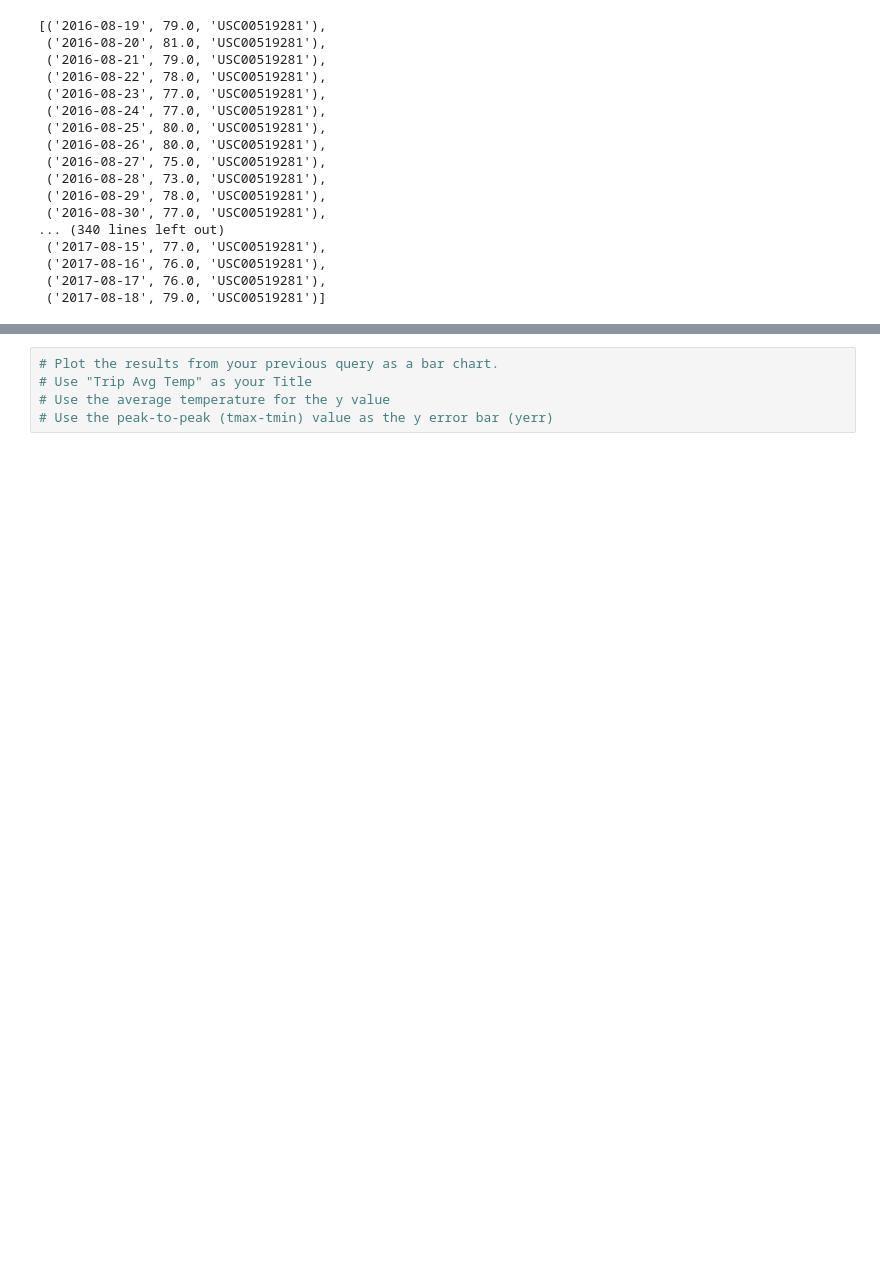
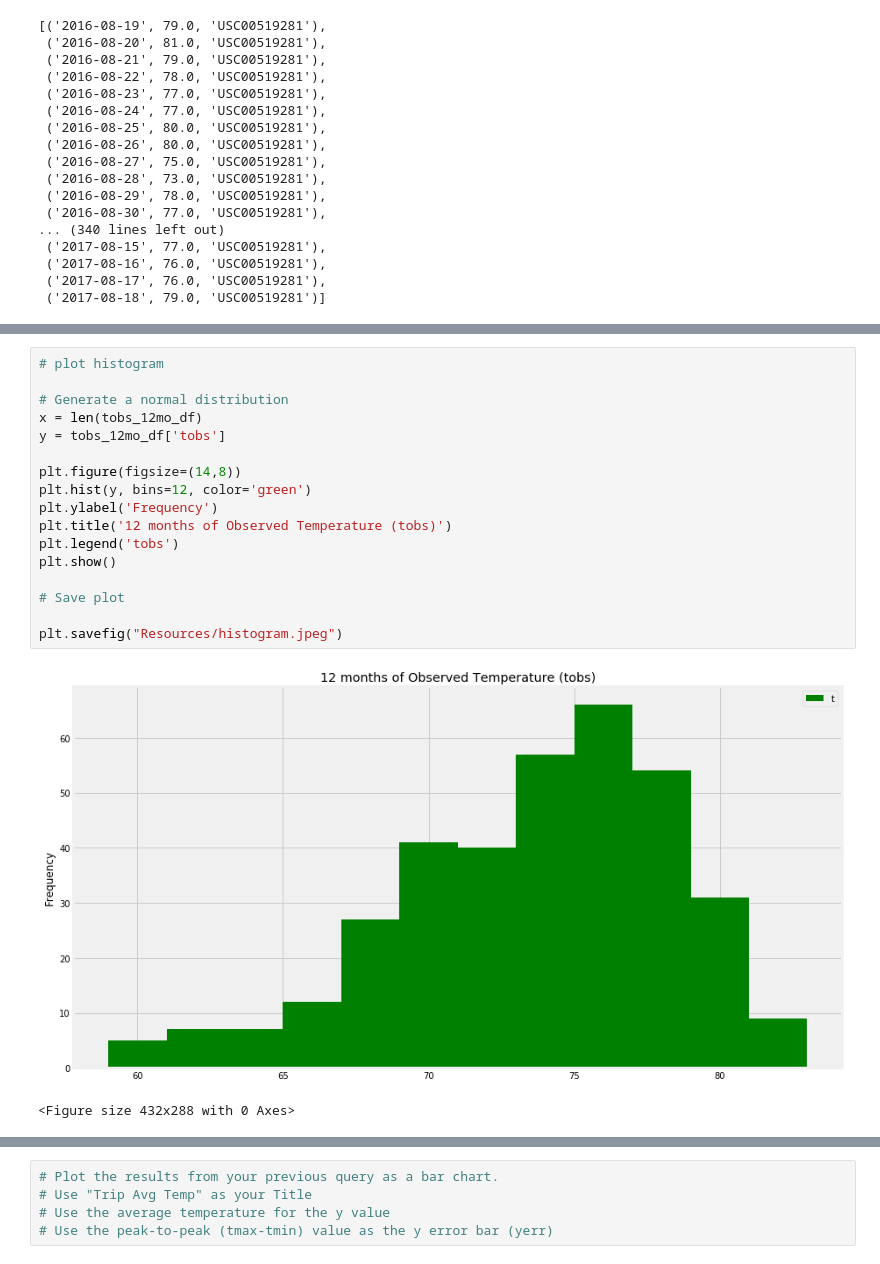
Before and after one commit to lourdesrm/sqlalchemy-challenge, a Jupyter notebook: climate_starter.ipynb, the cells around one changed output, grey strips where cells are left out. Drawn from its saved outputs; the diff is of its cells as text; blank space fills up the shorter version.

Commit message:
update histogram

```diff
--- a/climate_starter.ipynb
+++ b/climate_starter.ipynb
@@ -241,3 +237,23 @@ axs[1].hist(y, bins=n_bins)
+# %%
+# plot histogram
+
+# Generate a normal distribution
+x = len(tobs_12mo_df)
+y = tobs_12mo_df['tobs']
+
+plt.figure(figsize=(14,8))
+plt.hist(y, bins=12, color='green')
+plt.ylabel('Frequency')
+plt.title('12 months of Observed Temperature (tobs)')
+plt.legend('tobs')
+plt.show()
+
+# Save plot
+
+plt.savefig("Resources/histogram.jpeg")
+# %% [output]
+[figure, added]
+<Figure size 432x288 with 0 Axes>
 # %%
 # This function called `calc_temps` will accept start date and end date in the format '%Y-%m-%d'
 # and return the minimum, average, and maximum temperatures for that range of dates
```
Also changed, not shown: parts of 16 cells of this notebook, 1 other file.
